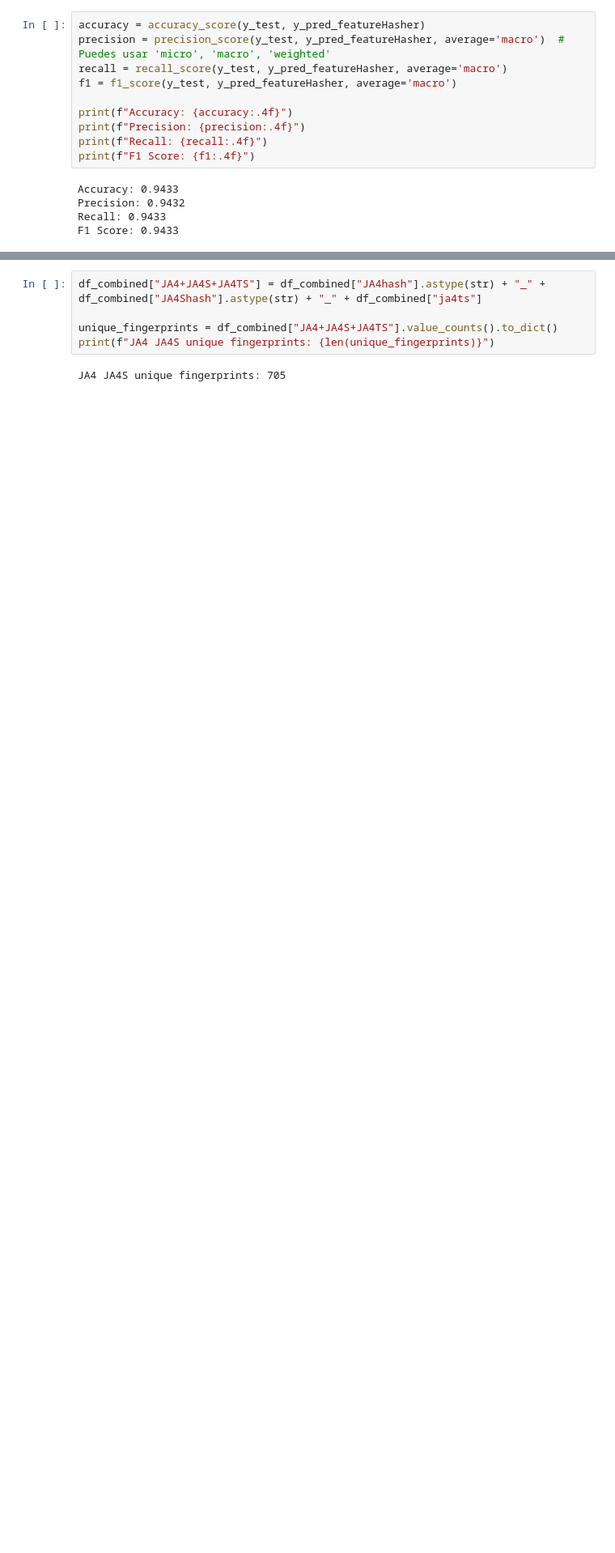
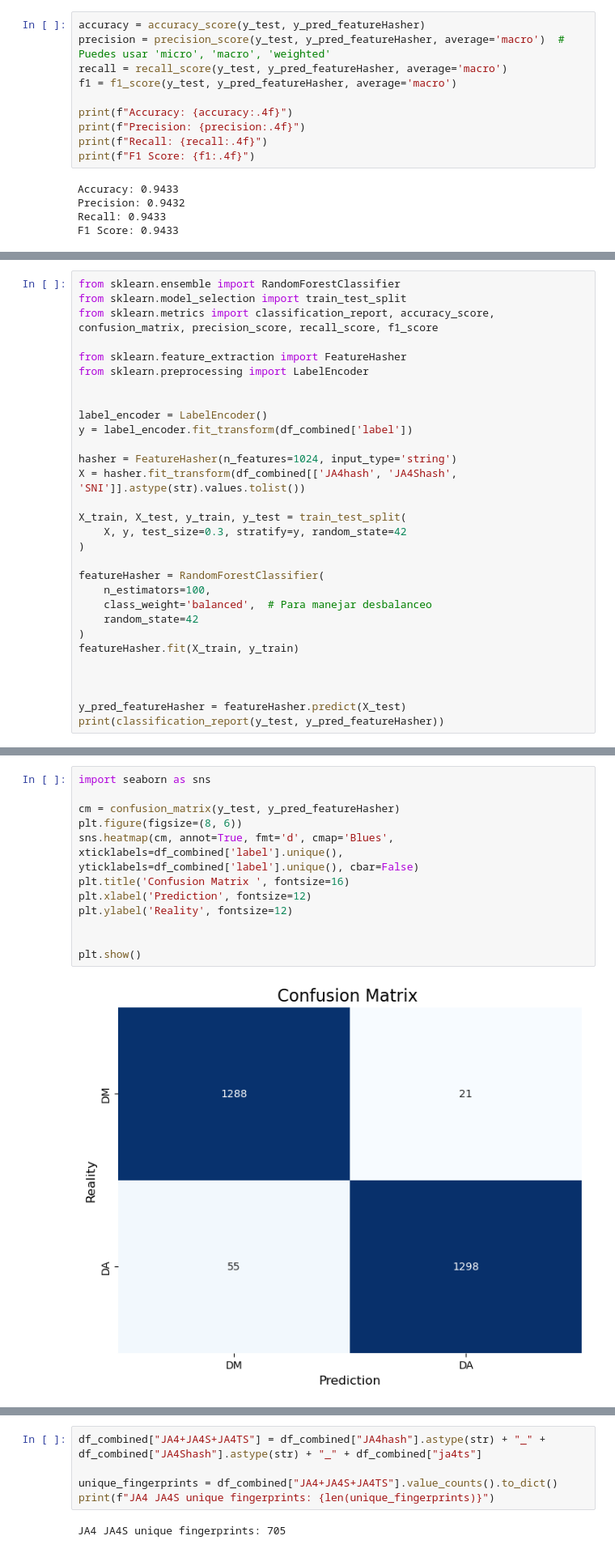
Before and after one commit to fingopolo/MalJA4DIST, a Jupyter notebook: model/ja4_model.ipynb, the cells around one changed output, grey strips where cells are left out. Shown at 81% size. Saved outputs shown, nothing was run; the diff lists cells and outputs as text; blank space fills up the shorter version.

```diff
--- a/model/ja4_model.ipynb
+++ b/model/ja4_model.ipynb
@@ -159,0 +167,30 @@ F1 Score: 0.9433
+# %%
+from sklearn.ensemble import RandomForestClassifier
+from sklearn.model_selection import train_test_split
+from sklearn.metrics import classification_report, accuracy_score, confusion_matrix, precision_score, recall_score, f1_score
+
+from sklearn.feature_extraction import FeatureHasher
+from sklearn.preprocessing import LabelEncoder
+
+
+label_encoder = LabelEncoder()
+y = label_encoder.fit_transform(df_combined['label'])
+
+hasher = FeatureHasher(n_features=1024, input_type='string')
+X = hasher.fit_transform(df_combined[['JA4hash', 'JA4Shash', 'SNI']].astype(str).values.tolist())
+
+X_train, X_test, y_train, y_test = train_test_split(
+    X, y, test_size=0.3, stratify=y, random_state=42
+)
+
+featureHasher = RandomForestClassifier(
+    n_estimators=100,
+    class_weight='balanced',  # Para manejar desbalanceo
+    random_state=42
+)
+featureHasher.fit(X_train, y_train)
+
+
+
+y_pred_featureHasher = featureHasher.predict(X_test)
+print(classification_report(y_test, y_pred_featureHasher))
@@ -159,0 +210,14 @@ F1 Score: 0.9433
+# %%
+import seaborn as sns
+
+cm = confusion_matrix(y_test, y_pred_featureHasher)
+plt.figure(figsize=(8, 6))
+sns.heatmap(cm, annot=True, fmt='d', cmap='Blues', xticklabels=df_combined['label'].unique(), yticklabels=df_combined['label'].unique(), cbar=False)
+plt.title('Confusion Matrix ', fontsize=16)
+plt.xlabel('Prediction', fontsize=12)
+plt.ylabel('Reality', fontsize=12)
+
+
+plt.show()
+# %% [output]
+[figure, added]
```
Also changed, not shown: parts of 4 cells of this notebook, 2 other files.
